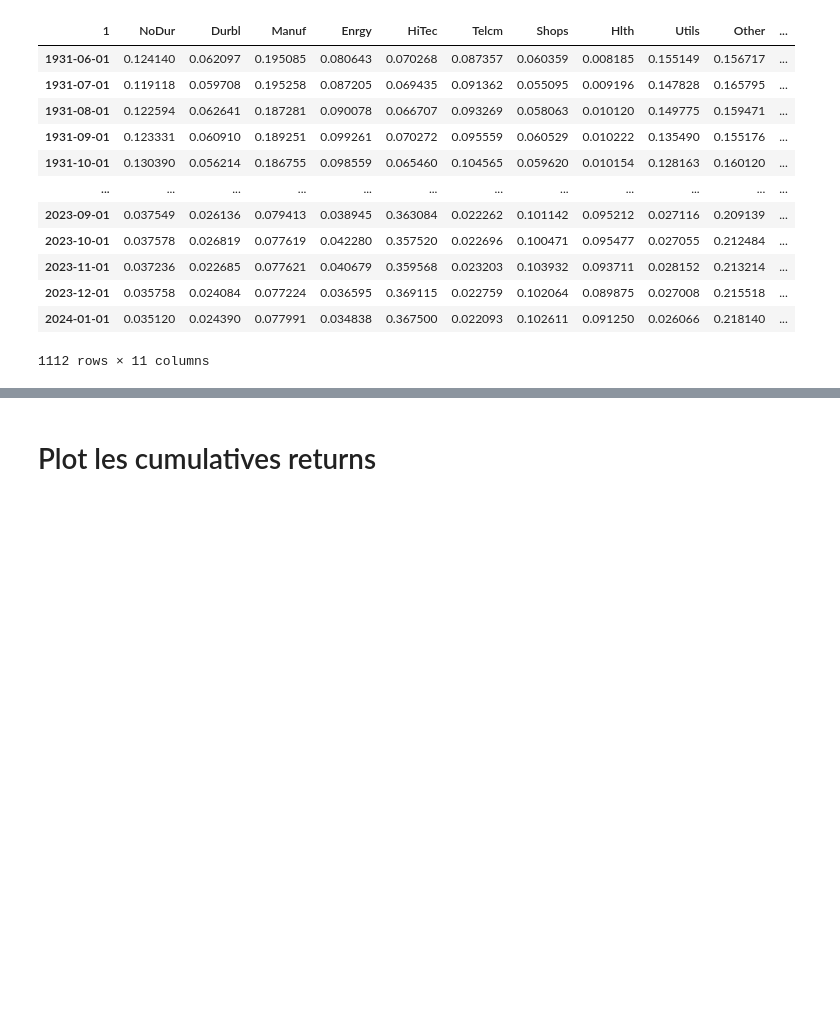
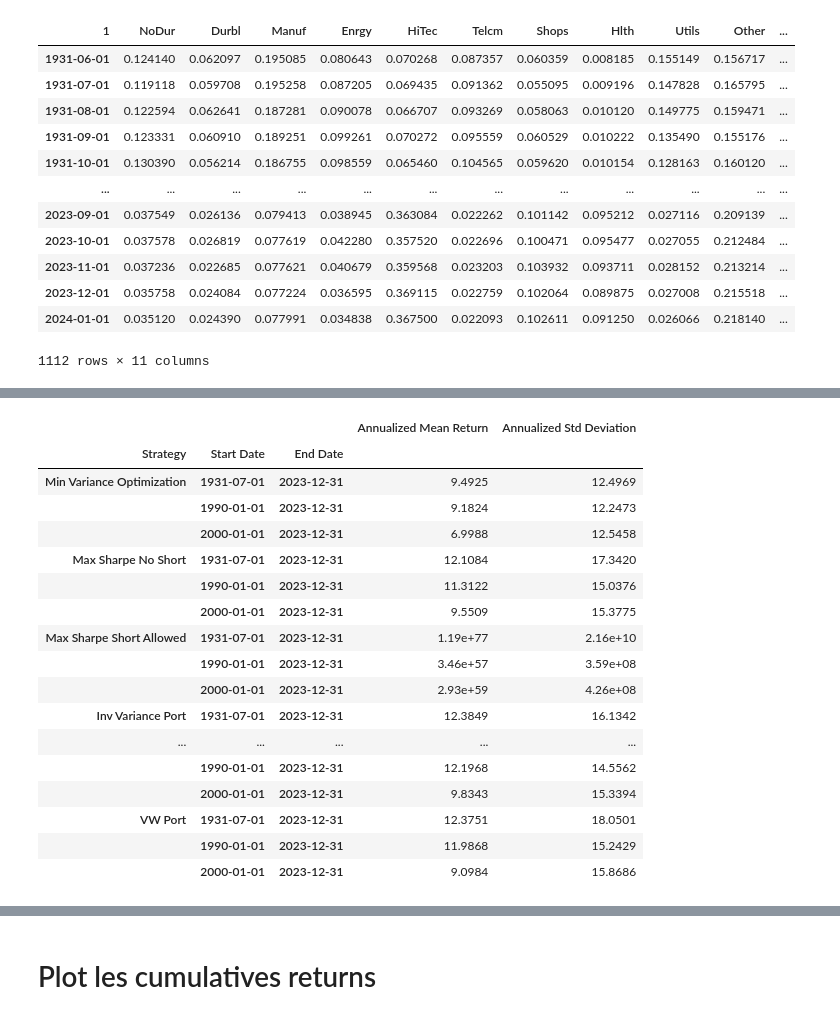
Before and after one commit to ThomasDeConinck/Gestion-de-Portefeuille-Devoir-2, a Jupyter notebook: Partie A/Partie_A_TP2.ipynb, the cells around one changed output, grey strips where cells are left out. Saved outputs shown, nothing was run; the diff lists cells and outputs as text; code cells hidden in the pictures; blank space fills up the shorter version.

```diff
--- a/Partie A/Partie_A_TP2.ipynb
+++ b/Partie A/Partie_A_TP2.ipynb
@@ -765,3 +771,11 @@ results
 | 2023-12-01 | 0.035758 | 0.024084 | 0.077224 | 0.036595 | 0.369115 | 0.022759 | 0.102064 | 0.089875 | 0.027008 | 0.215518 | ... |
 | 2024-01-01 | 0.035120 | 0.024390 | 0.077991 | 0.034838 | 0.367500 | 0.022093 | 0.102611 | 0.091250 | 0.026066 | 0.218140 | ... |
 1112 rows × 11 columns
+# %%
+min_variance_short_allowed = Out_of_sample_portfolio_returns(rolling_window_optimization(df_10Ind, df_rf, df_average_firm_size, df_number_firm, 60, optimization_type= 'min_variance_short_allowed'), df_10Ind)
+max_sharpe_no_short = Out_of_sample_portfolio_returns(rolling_window_optimization(df_10Ind, df_rf, df_average_firm_size, df_number_firm, 60, optimization_type= 'max_sharpe_no_short'), df_10Ind)
+max_sharpe_short_allowed = Out_of_sample_portfolio_returns(rolling_window_optimization(df_10Ind, df_rf, df_average_firm_size, df_number_firm, 60, optimization_type= 'max_sharpe_short_allowed'), df_10Ind)
+inv_variance_weights = Out_of_sample_portfolio_returns(rolling_window_optimization(df_10Ind, df_rf, df_average_firm_size, df_number_firm, 60, optimization_type= 'inv_variance_weights'), df_10Ind)
+inv_volatility_weights = Out_of_sample_portfolio_returns(rolling_window_optimization(df_10Ind, df_rf, df_average_firm_size, df_number_firm, 60, optimization_type= 'inv_volatility_weights'), df_10Ind)
+equal_weights = Out_of_sample_portfolio_returns(rolling_window_optimization(df_10Ind, df_rf, df_average_firm_size, df_number_firm, 60, optimization_type= 'equal_weights'), df_10Ind)
+market_cap_weights = Out_of_sample_portfolio_returns(rolling_window_optimization(df_10Ind, df_rf, df_average_firm_size, df_number_firm, 60, optimization_type= 'market_cap_weights'), df_10Ind)
@@ -767,0 +896,33 @@ results
+# %%
+strategies_results = {
+    'Min Variance Optimization': min_variance_short_allowed,
+    'Max Sharpe No Short': max_sharpe_no_short,
+    'Max Sharpe Short Allowed': max_sharpe_short_allowed,
+    'Inv Variance Port': inv_variance_weights,
+    'Inv Volatility Port': inv_volatility_weights,
+    'EW Port': equal_weights,
+    'VW Port': market_cap_weights
+}
+periods = [('1931-07-01', '2023-12-31'), ('1990-01-01', '2023-12-31'), ('2000-01-01', '2023-12-31')]
+
+stats = calculate_annualized_statistics(strategies_results, periods)
+stats
+# %% [output]
+|  |  |  | Annualized Mean Return | Annualized Std Deviation |
+| Strategy | Start Date | End Date |  |  |
+| Min Variance Optimization | 1931-07-01 | 2023-12-31 | 9.4925 | 12.4969 |
+|  | 1990-01-01 | 2023-12-31 | 9.1824 | 12.2473 |
+|  | 2000-01-01 | 2023-12-31 | 6.9988 | 12.5458 |
+| Max Sharpe No Short | 1931-07-01 | 2023-12-31 | 12.1084 | 17.3420 |
+|  | 1990-01-01 | 2023-12-31 | 11.3122 | 15.0376 |
+|  | 2000-01-01 | 2023-12-31 | 9.5509 | 15.3775 |
+| Max Sharpe Short Allowed | 1931-07-01 | 2023-12-31 | 1.19e+77 | 2.16e+10 |
+|  | 1990-01-01 | 2023-12-31 | 3.46e+57 | 3.59e+08 |
+|  | 2000-01-01 | 2023-12-31 | 2.93e+59 | 4.26e+08 |
+| Inv Variance Port | 1931-07-01 | 2023-12-31 | 12.3849 | 16.1342 |
+| ... | ... | ... | ... | ... |
+|  | 1990-01-01 | 2023-12-31 | 12.1968 | 14.5562 |
+|  | 2000-01-01 | 2023-12-31 | 9.8343 | 15.3394 |
+| VW Port | 1931-07-01 | 2023-12-31 | 12.3751 | 18.0501 |
+|  | 1990-01-01 | 2023-12-31 | 11.9868 | 15.2429 |
+|  | 2000-01-01 | 2023-12-31 | 9.0984 | 15.8686 |
```
Also changed, not shown: parts of 17 cells of this notebook, 2 other files.
